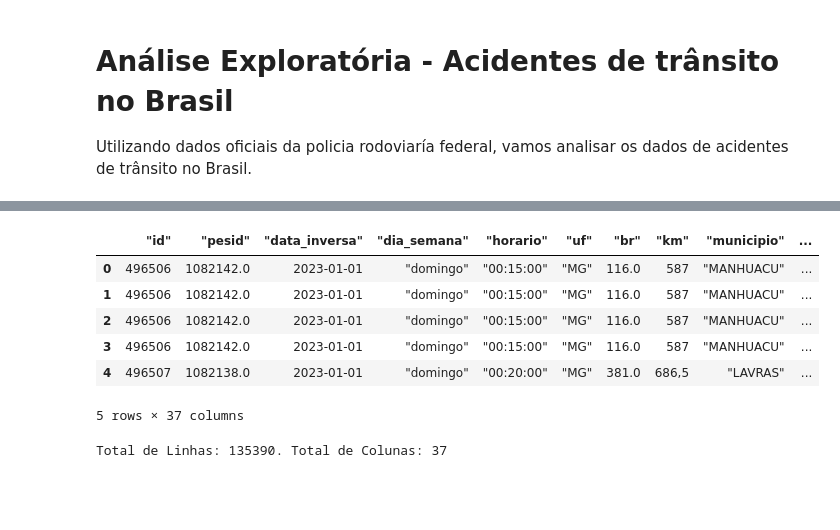
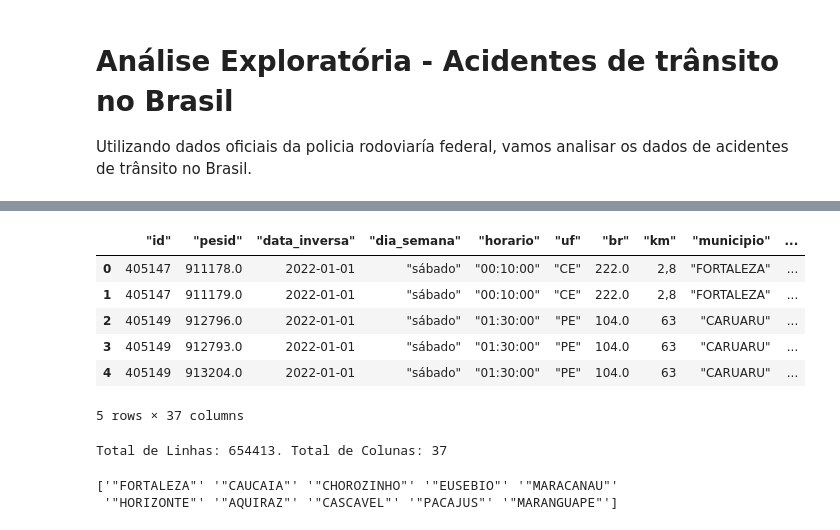
Before and after one commit to yotta0/Projeto-Big-Data, a Jupyter notebook: aed_e_ml.ipynb, the cells around one changed output, grey strips where cells are left out. Drawn from its saved outputs; the diff is of its cells as text; code cells hidden in the pictures; blank space fills up the shorter version.

```diff
--- a/aed_e_ml.ipynb
+++ b/aed_e_ml.ipynb
@@ -35,19 +35,30 @@ import matplotlib.pyplot as plt
 # %%
 # Carrega os dados dos acidentes
-df = pd.read_csv('acidents_prf_2023.csv', sep=';', encoding='iso-8859-1',  on_bad_lines='skip', quoting=csv.QUOTE_NONE)
+df_2023 = pd.read_csv('acidents_prf_2023.csv', sep=';', encoding='iso-8859-1',  on_bad_lines='skip', quoting=csv.QUOTE_NONE)
+df_2022 = pd.read_csv('acidents_prf_2022.csv', sep=';', encoding='iso-8859-1',  on_bad_lines='skip', quoting=csv.QUOTE_NONE)
+
+df = pd.concat([df_2022, df_2023])
 df.head()
 # %% [output]
 |  | "id" | "pesid" | "data_inversa" | "dia_semana" | "horario" | "uf" | "br" | "km" | "municipio" | ... |
-| 0 | 496506 | 1082142.0 | 2023-01-01 | "domingo" | "00:15:00" | "MG" | 116.0 | 587 | "MANHUACU" | ... |
-| 1 | 496506 | 1082142.0 | 2023-01-01 | "domingo" | "00:15:00" | "MG" | 116.0 | 587 | "MANHUACU" | ... |
-| 2 | 496506 | 1082142.0 | 2023-01-01 | "domingo" | "00:15:00" | "MG" | 116.0 | 587 | "MANHUACU" | ... |
-| 3 | 496506 | 1082142.0 | 2023-01-01 | "domingo" | "00:15:00" | "MG" | 116.0 | 587 | "MANHUACU" | ... |
-| 4 | 496507 | 1082138.0 | 2023-01-01 | "domingo" | "00:20:00" | "MG" | 381.0 | 686,5 | "LAVRAS" | ... |
+| 0 | 405147 | 911178.0 | 2022-01-01 | "sábado" | "00:10:00" | "CE" | 222.0 | 2,8 | "FORTALEZA" | ... |
+| 1 | 405147 | 911179.0 | 2022-01-01 | "sábado" | "00:10:00" | "CE" | 222.0 | 2,8 | "FORTALEZA" | ... |
+| 2 | 405149 | 912796.0 | 2022-01-01 | "sábado" | "01:30:00" | "PE" | 104.0 | 63 | "CARUARU" | ... |
+| 3 | 405149 | 912793.0 | 2022-01-01 | "sábado" | "01:30:00" | "PE" | 104.0 | 63 | "CARUARU" | ... |
+| 4 | 405149 | 913204.0 | 2022-01-01 | "sábado" | "01:30:00" | "PE" | 104.0 | 63 | "CARUARU" | ... |
 5 rows × 37 columns
 # %%
 print('Total de Linhas: {}. Total de Colunas: {}' .format(df.shape[0],df.shape[1]))
 # %% [output]
-Total de Linhas: 135390. Total de Colunas: 37
+Total de Linhas: 654413. Total de Colunas: 37
+# %%
+# Filtra o dataframe apenas por registros da região metropolitana de Fortaleza
+metropolitan_area = ['"FORTALEZA"', '"CAUCAIA"', '"EUSEBIO"', '"AQUIRAZ"', '"CASCAVEL"', '"CHOROZINHO"', '"HORIZONTE"', '"MARANGUAPE"', '"MARACANAU"', '"PACAJUS"', '"PARACURU"', '"PINDORETAMA"', '"PARAIPABA"', '"SAO GONÇALO DO AMARANTE"', '"SAO LUIZ DO CURU"', '"TRAIRI"']
+df = df.loc[df['"municipio"'].isin(metropolitan_area) & df['"uf"'].isin(['"CE"'])]
+print(df['"municipio"'].unique())
+# %% [output]
+['"FORTALEZA"' '"CAUCAIA"' '"CHOROZINHO"' '"EUSEBIO"' '"MARACANAU"'
+ '"HORIZONTE"' '"AQUIRAZ"' '"CASCAVEL"' '"PACAJUS"' '"MARANGUAPE"']
 # %%
 # Remove "" aspas duplas redundantes do arquivo
 df.columns = df.columns.str.replace('"', '')
```
Also changed, not shown: parts of 16 cells of this notebook.
